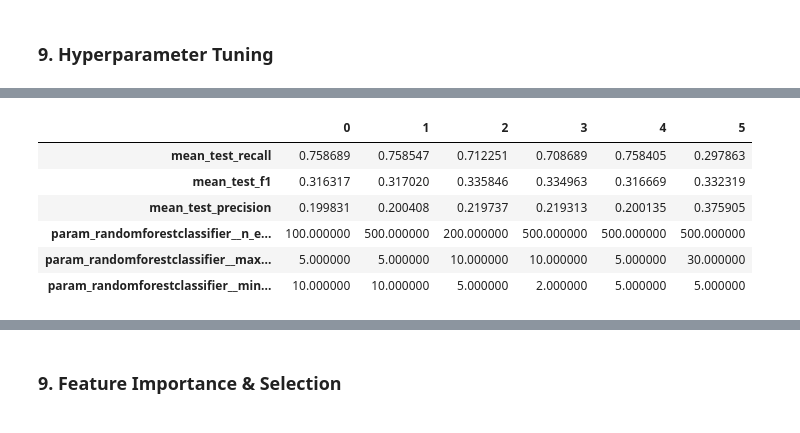
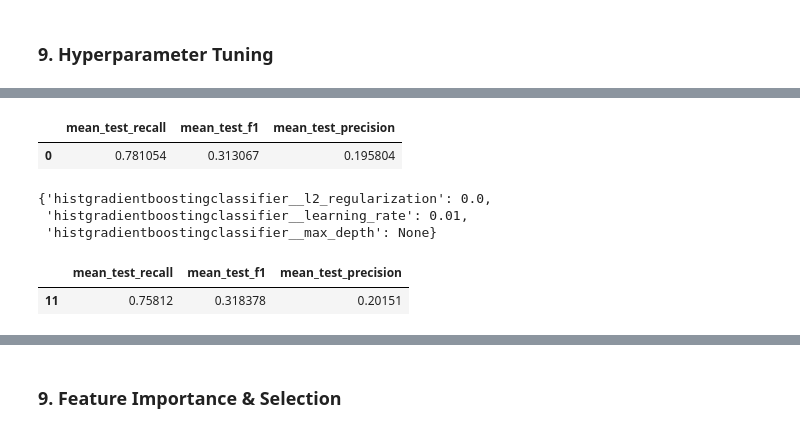
Before and after one commit to nb488/Credit-Risk-Prediction-Project, a Jupyter notebook: main.ipynb, the cells around one changed output, grey strips where cells are left out. Saved outputs shown, nothing was run; the diff lists cells and outputs as text; code cells hidden in the pictures.

```diff
--- a/main.ipynb
+++ b/main.ipynb
@@ -556,14 +543,22 @@ lgbm_param_grid = {
 }
+# %%
+cv = StratifiedKFold(n_splits=5, shuffle=True, random_state=42)
 # %%
-rcf_search = RandomizedSearchCV(pipe_rf,
-                                param_distributions=rcf_param_grid,
-                                scoring = scoring_metrics,
-                                refit = "f1",
-                                n_iter=6,
-                                n_jobs=-1,
-                                return_train_score=True,
-                                random_state=123,
-                                cv=3,
-                                verbose=2)
 
-rcf_search.fit(X_train, y_train)
+rcf_search = GridSearchCV(pipe_rf,
+                          rcf_param_grid,
+                          scoring = scoring_metrics,
+                          refit = "recall",
+                          n_jobs=-1,
+                          return_train_score=True,
+                          cv=cv,
+                          verbose=2)
+
+histgb_search = GridSearchCV(pipe_histGB,
+                             hgb_param_grid,
+                             scoring = scoring_metrics,
+                             refit = "recall",
+                             n_jobs=-1,
+                             return_train_score=True,
+                             cv=cv,
+                             verbose=2)
@@ -621,16 +607,16 @@ RandomizedSearchCV(cv=3,
+# %%
+pd.DataFrame(histgb_search.cv_results_)[["mean_test_recall","mean_test_f1","mean_test_precision"]].iloc[[histgb_search.best_index_]]
+# %% [output]
+|  | mean_test_recall | mean_test_f1 | mean_test_precision |
+| 0 | 0.781054 | 0.313067 | 0.195804 |
+# %%
+histgb_search.best_params_
+# %% [output]
+{'histgradientboostingclassifier__l2_regularization': 0.0,
+ 'histgradientboostingclassifier__learning_rate': 0.01,
+ 'histgradientboostingclassifier__max_depth': None}
 # %%
-pd.DataFrame(rcf_search.cv_results_)[["mean_test_recall",
-                                      "mean_test_f1",
-                                      "mean_test_precision",
-                                      "param_randomforestclassifier__n_estimators",
-                                      "param_randomforestclassifier__max_depth",
-                                      "param_randomforestclassifier__min_samples_split",
-                                      ]].T
+pd.DataFrame(rcf_search.cv_results_)[["mean_test_recall","mean_test_f1","mean_test_precision"]].iloc[[rcf_search.best_index_]]
 # %% [output]
-|  | 0 | 1 | 2 | 3 | 4 | 5 |
-| mean_test_recall | 0.758689 | 0.758547 | 0.712251 | 0.708689 | 0.758405 | 0.297863 |
-| mean_test_f1 | 0.316317 | 0.317020 | 0.335846 | 0.334963 | 0.316669 | 0.332319 |
-| mean_test_precision | 0.199831 | 0.200408 | 0.219737 | 0.219313 | 0.200135 | 0.375905 |
-| param_randomforestclassifier__n_e... | 100.000000 | 500.000000 | 200.000000 | 500.000000 | 500.000000 | 500.000000 |
-| param_randomforestclassifier__max... | 5.000000 | 5.000000 | 10.000000 | 10.000000 | 5.000000 | 30.000000 |
-| param_randomforestclassifier__min... | 10.000000 | 10.000000 | 5.000000 | 2.000000 | 5.000000 | 5.000000 |
+|  | mean_test_recall | mean_test_f1 | mean_test_precision |
+| 11 | 0.75812 | 0.318378 | 0.20151 |
```
Also changed, not shown: parts of 21 cells of this notebook.
